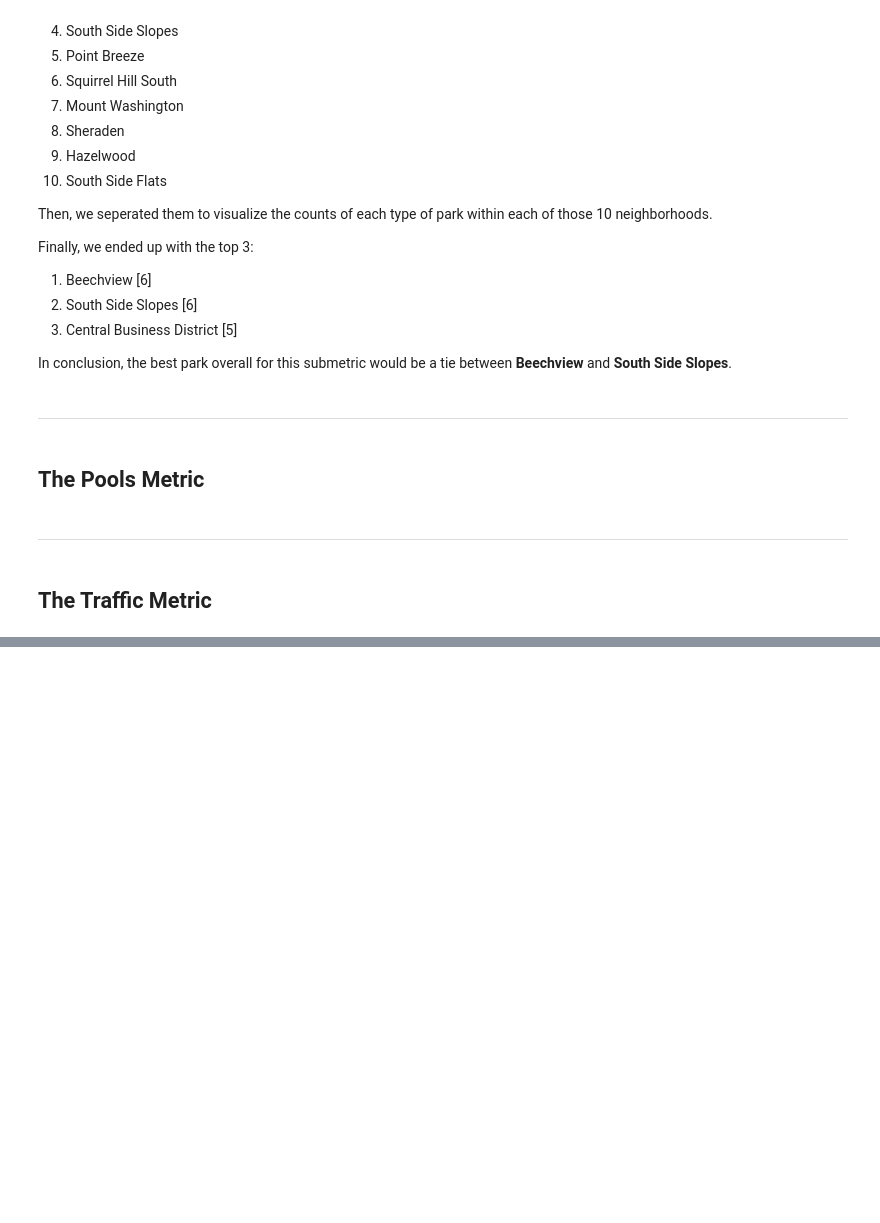
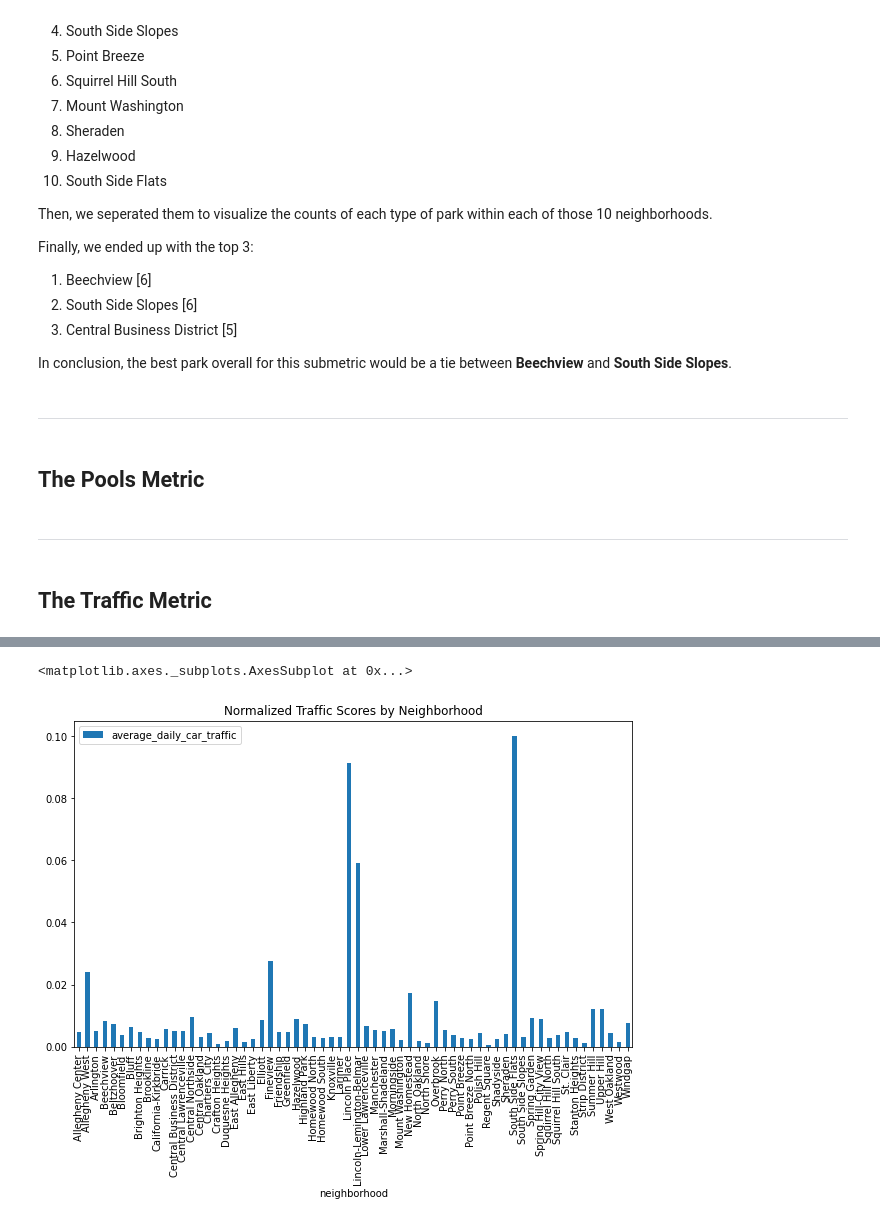
Before and after one commit to prebish/best-neighborhood-search, a Jupyter notebook: main.ipynb, the cells around one changed output, grey strips where cells are left out. Saved outputs shown, nothing was run; the diff lists cells and outputs as text; code cells hidden in the pictures; blank space fills up the shorter version.

```diff
--- a/main.ipynb
+++ b/main.ipynb
@@ -181,0 +228,5 @@ In conclusion, the best park overall for this submetric would be a tie between *
+# %%
+# Filter the DataFrame to include rows where 'average_daily_car_traffic' is not null
+filtered_traffic_df = traffic_data.dropna(subset=['average_daily_car_traffic'])
+
+filtered_traffic_df
@@ -181,0 +278,23 @@ In conclusion, the best park overall for this submetric would be a tie between *
+# %%
+# First, create a new DataFrame focusing only on the 'neighborhood' and 'average_daily_car_traffic' columns.
+TrafficDf2 = filtered_traffic_df[['neighborhood', 'average_daily_car_traffic']].copy()
+TrafficDf2
+
+# Group the data by 'neighborhood' and calculate the mean 'average_daily_car_traffic' for each neighborhood.
+finalTrafficDf = TrafficDf2.groupby('neighborhood').mean()
+
+# To prioritize lower traffic, invert the 'average_daily_car_traffic' values by taking their reciprocal.
+finalTrafficDf["average_daily_car_traffic"] = 1 / finalTrafficDf["average_daily_car_traffic"]
+
+# Identify the maximum value in the modified 'average_daily_car_traffic' to normalize the data.
+max_value = finalTrafficDf.max()
+max_value
+# Normalize the traffic data by dividing by the maximum value and scaling it down with a factor of 0.1.
+compiledTrafficDf = finalTrafficDf / max_value * 0.1
+
+# Find the neighborhood(s) with the maximum normalized traffic score, indicating the lowest traffic.
+compiledTrafficDf[compiledTrafficDf.average_daily_car_traffic == compiledTrafficDf.average_daily_car_traffic.max()]
+compiledTrafficDf.plot.bar(figsize=(10, 6), title="Normalized Traffic Scores by Neighborhood", rot=90)
+# %% [output]
+<matplotlib.axes._subplots.AxesSubplot at 0x...>
+[figure, added]
```
Also changed, not shown: parts of 15 cells of this notebook.
